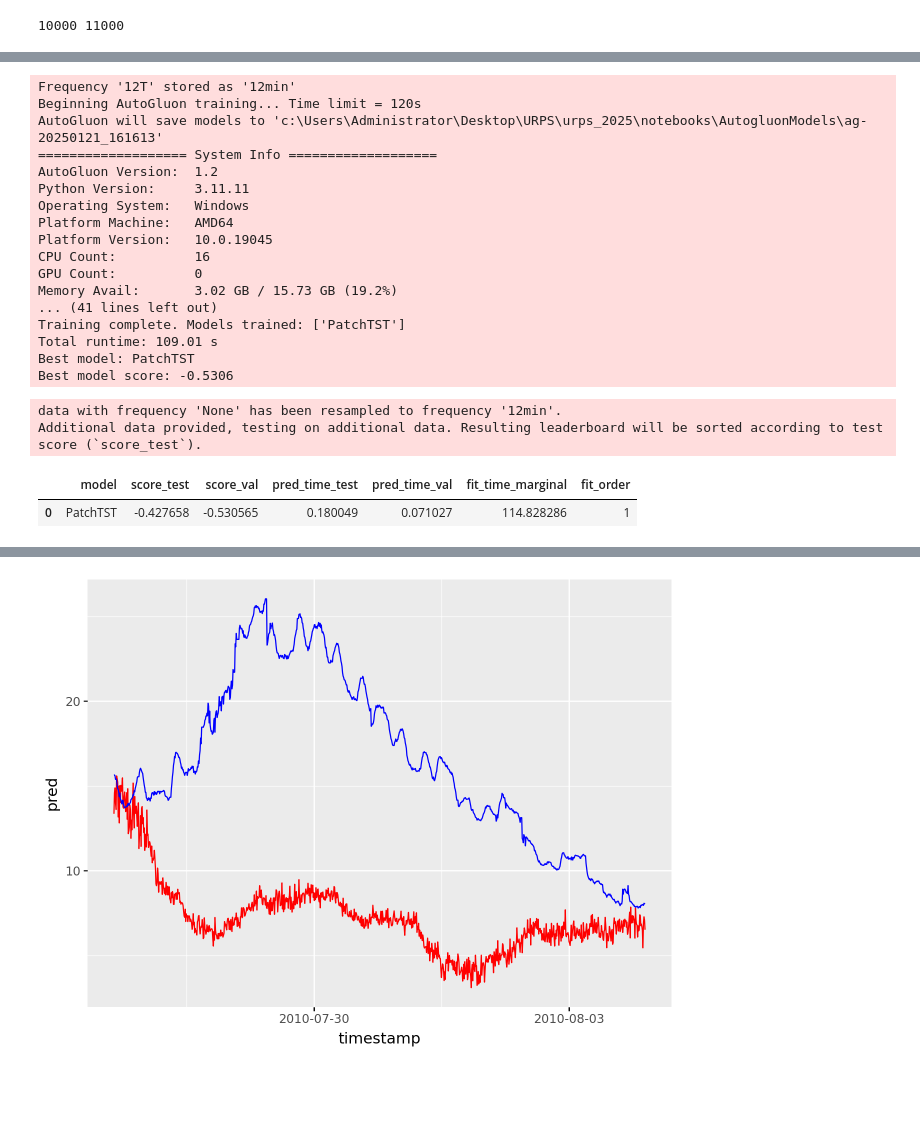
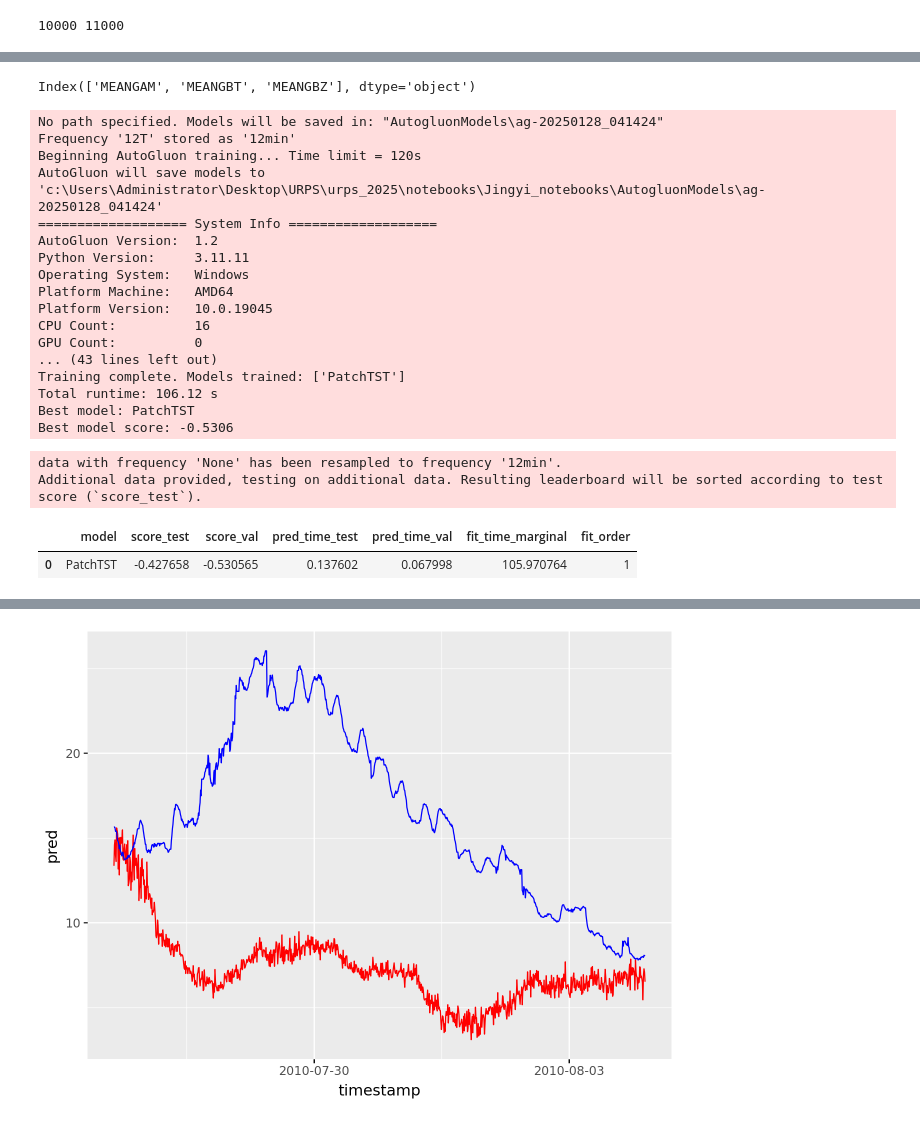
Before and after one commit to victorverma/urps_2025, a Jupyter notebook: notebooks/Jingyi_notebooks/01_try_patch.ipynb, the cells around one changed output, grey strips where cells are left out. Cells and saved outputs as stored; diff of their text form; code cells hidden in the pictures; blank space fills up the shorter version.

```diff
--- a/notebooks/Jingyi_notebooks/01_try_patch.ipynb
+++ b/notebooks/Jingyi_notebooks/01_try_patch.ipynb
@@ -29,7 +20,7 @@ from plotnine import *
 # %% [markdown]
 ### data
 # %%
-df = pd.read_parquet("../combined_data/combined_data.parquet")
+df = pd.read_parquet("../../combined_data/combined_data.parquet")
 df.head()
 # %% [output]
 |  | T_REC | USFLUX | MEANGAM | MEANGBT | MEANGBZ | MEANGBH | MEANJZD | TOTUSJZ | MEANALP | MEANJZH | ... | ... |
@@ -77,10 +70,10 @@ df_single_item["target"] = df_single_item["USFLUX"]
 
 df_single_item = TimeSeriesDataFrame.from_data_frame(df_single_item)
 
-prediction_length_2 = 1000
+prediction_length = 1000 # smaller prediction_length performs better
 
-train_data_2, test_data_2 = df_single_item.train_test_split(prediction_length_2)
+train_data, test_data = df_single_item.train_test_split(prediction_length)
 
-print(len(train_data_2), len(test_data_2))
+print(len(train_data), len(test_data))
 # %% [output]
 10000 11000
@@ -98,59 +90,34 @@ df_single_item.head()
 # %%
-# known_covariates_names = df_single_item.columns[1:6]
-# known_covariates_names
+known_covariates_names = df_single_item.columns[
+    1:4
+]
+known_covariates_names
+# %% [output]
+Index(['MEANGAM', 'MEANGBT', 'MEANGBZ'], dtype='object')
 # %%
 predictor = TimeSeriesPredictor(
     freq = "12T",
-    prediction_length= prediction_length_2, # 1000
-    #target= "target",
-    #known_covariates_names= known_covariates_names,
+    prediction_length= prediction_length, # 1000
+    # known_covariates_names= known_covariates_names,
 ).fit(
-    train_data_2,
+    train_data,
     hyperparameters={
         "PatchTST": [
-            # Zero-shot model WITHOUT covariates
             {
-                #"model_path": "bolt_small", # only the historical values of unit_sales
                 "target_scaler": "standard",
-                #"ag_args": {"name_suffix": "ZeroShot"},
-                #"nhead": 5,
-            }#,
 
-            # {
-            #     "model_path": "bolt_small",
-            #     "covariate_regressor": "CAT",
-            #     "target_scaler": "standard",
-            #     "ag_args": {"name_suffix": "WithRegressor"},
-            #     #"nhead": 8,
-            # }
+            }
+        ]
+    },
 
-        ]#,
-
-        # "TemporalFusionTransformerModel": [
-        #     # Zero-shot model WITHOUT covariates
-        #     {
-        #         "model_path": "bolt_small", # only the historical values of unit_sales
-        #         "ag_args": {"name_suffix": "ZeroShot"},
-        #         #"hidden_dim": 64,
-        #     },
-
-        #     {
-        #         "model_path": "bolt_small",
-        #         "covariate_regressor": "CAT",
-        #         "target_scaler": "standard",
-        #         "ag_args": {"name_suffix": "WithRegressor"},
-        #         #"hidden_dim": 124,
-        #     }
-
-        # ]
-    },
-    enable_ensemble= False, #False,
+    enable_ensemble= False,
     time_limit= 120,
 )
 # %% [output]
+No path specified. Models will be saved in: "AutogluonModels\ag-20250128_041424"
 Frequency '12T' stored as '12min'
 Beginning AutoGluon training... Time limit = 120s
-AutoGluon will save models to 'c:\Users\Administrator\Desktop\URPS\urps_2025\notebooks\AutogluonModels\ag-20250121_161613'
+AutoGluon will save models to 'c:\Users\Administrator\Desktop\URPS\urps_2025\notebooks\Jingyi_notebooks\AutogluonModels\ag-20250128_041424'
 =================== System Info ===================
 AutoGluon Version:  1.2
 Python Version:     3.11.11
@@ -159,17 +126,16 @@ Platform Machine:   AMD64
 Platform Version:   10.0.19045
 CPU Count:          16
 GPU Count:          0
-Memory Avail:       3.02 GB / 15.73 GB (19.2%)
-... (41 lines left out)
+... (43 lines left out)
 Training complete. Models trained: ['PatchTST']
-Total runtime: 109.01 s
+Total runtime: 106.12 s
 Best model: PatchTST
 Best model score: -0.5306
 # %%
-predictor.leaderboard(test_data_2)
+predictor.leaderboard(test_data)
 # %% [output]
 data with frequency 'None' has been resampled to frequency '12min'.
 Additional data provided, testing on additional data. Resulting leaderboard will be sorted according to test score (`score_test`).
 |  | model | score_test | score_val | pred_time_test | pred_time_val | fit_time_marginal | fit_order |
-| 0 | PatchTST | -0.427658 | -0.530565 | 0.180049 | 0.071027 | 114.828286 | 1 |
+| 0 | PatchTST | -0.427658 | -0.530565 | 0.137602 | 0.067998 | 105.970764 | 1 |
 # %%
```
Also changed, not shown: parts of 47 cells of this notebook.
